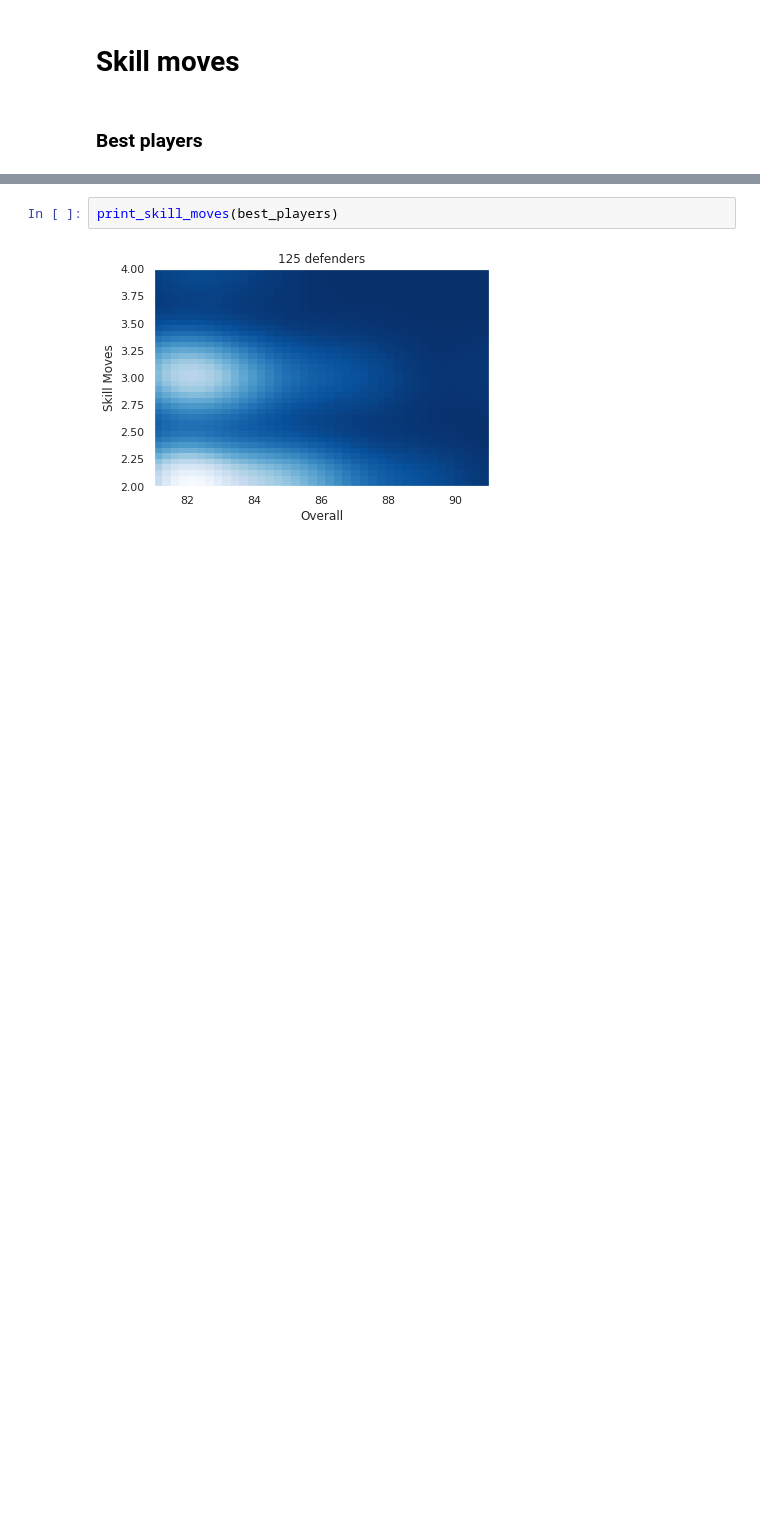
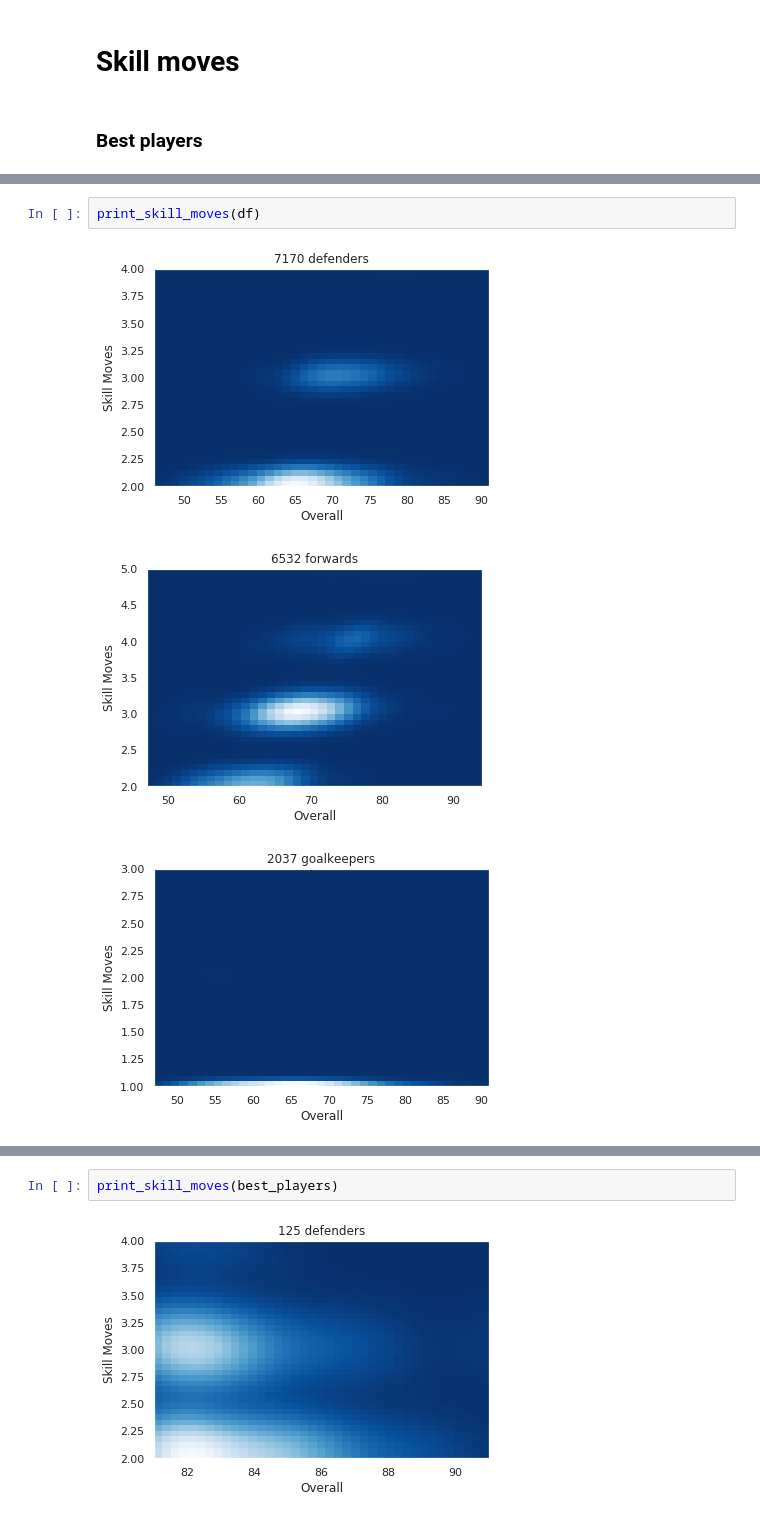
Before and after one commit to Krakkev/fifa-players-analysis, a Jupyter notebook: Fifa players analysis.ipynb, the cells around one changed output, grey strips where cells are left out. Drawn from its saved outputs; the diff is of its cells as text; blank space fills up the shorter version.

```diff
--- a/Fifa players analysis.ipynb
+++ b/Fifa players analysis.ipynb
@@ -395,3 +507,9 @@ def shpw_skill_moves(df):
             plt.show()
         except:
             print("AVG Skill Moves for " + position + ": " + str(df_position['Skill Moves'].mean()))
+# %%
+print_skill_moves(df)
+# %% [output]
+[figure, added]
+[figure, added]
+[figure, added]
```
Also changed, not shown: parts of 27 cells of this notebook, 11 other files.
